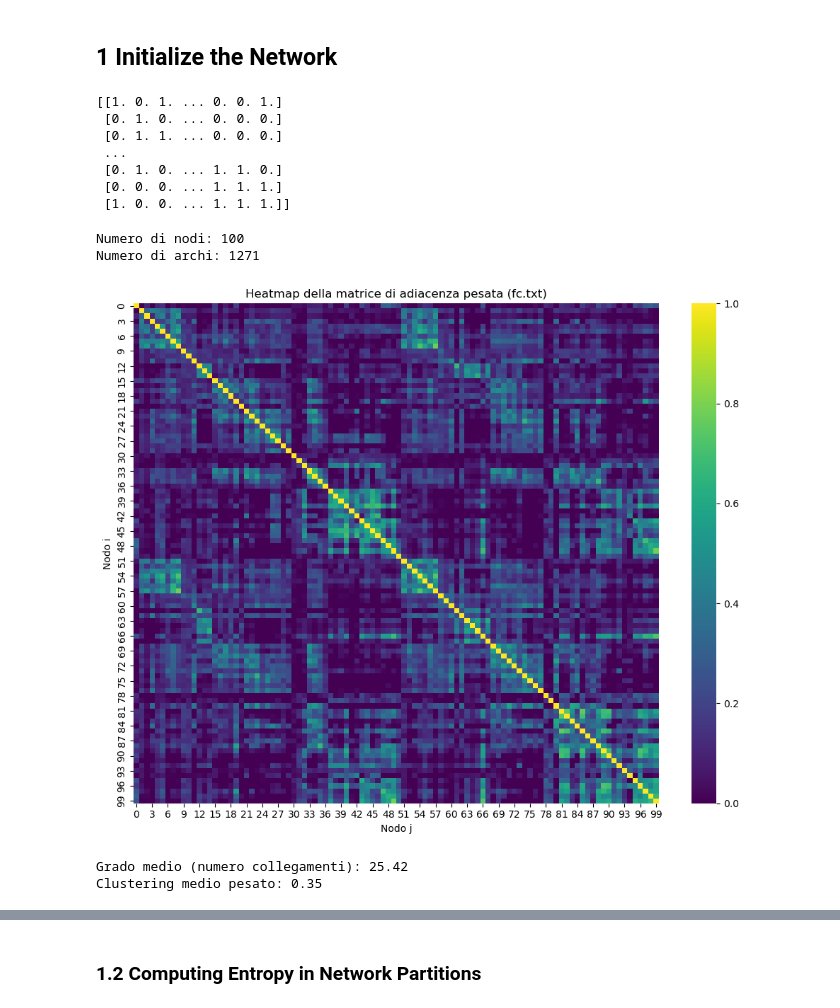
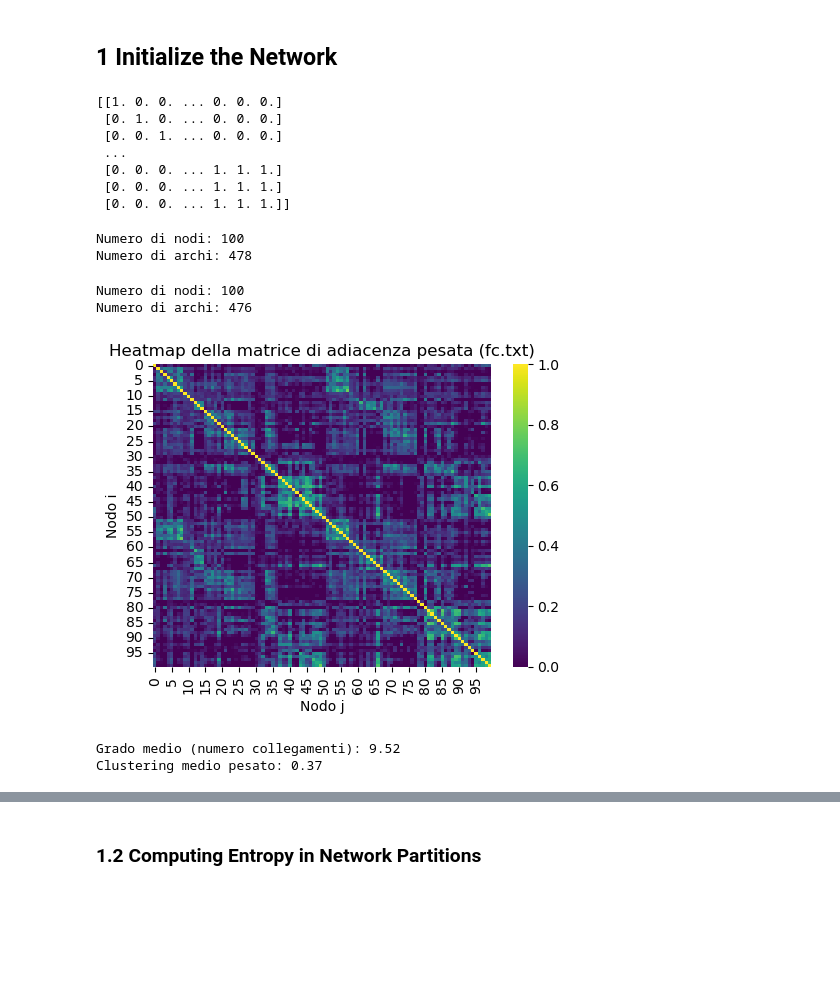
Before and after one commit to EugeniaBoccanera/Information-Theory-Project, a Jupyter notebook: main_network_prof.ipynb, the cells around one changed output, grey strips where cells are left out. Drawn from its saved outputs; the diff is of its cells as text; code cells hidden in the pictures; blank space fills up the shorter version.

Commit message:
Meglio, ricontrollo da probs di missing e spurius

```diff
--- a/main_network_prof.ipynb
+++ b/main_network_prof.ipynb
@@ -25,55 +25,98 @@ for i in range(n):
     for j in range(n):
 
         prob = fc[i, j]
-        rand_value = np.random.rand()  # Genera un numero casuale tra 0 e 1
-        if rand_value <= prob:
+        treshold= 0.4
+        if prob >= treshold:
             A0[i, j] = 1  # Connetti i nodi i e j
 
 
 # Adjacent matrix
 print(A0)
 # %% [output]
-[[1. 0. 1. ... 0. 0. 1.]
+[[1. 0. 0. ... 0. 0. 0.]
  [0. 1. 0. ... 0. 0. 0.]
- [0. 1. 1. ... 0. 0. 0.]
+ [0. 0. 1. ... 0. 0. 0.]
  ...
- [0. 1. 0. ... 1. 1. 0.]
  [0. 0. 0. ... 1. 1. 1.]
- [1. 0. 0. ... 1. 1. 1.]]
+ [0. 0. 0. ... 1. 1. 1.]
+ [0. 0. 0. ... 1. 1. 1.]]
+# %%
+# network creation
+G_true = nx.from_numpy_array(A0)
+
+# Verifica numero di nodi e archi
+print(f"Numero di nodi: {G_true.number_of_nodes()}")
+print(f"Numero di archi: {G_true.number_of_edges()}")
+# %% [output]
+Numero di nodi: 100
+Numero di archi: 478
+# %%
+def modify_network(G, modification_fraction):
+    """
+    Randomly removes and adds a fraction of edges in the network G.
+
+    :param G: The input graph (NetworkX object).
+    :param modification_fraction: Fraction of edges to modify.
+    :return: Modified graph, list of removed edges, list of added edges.
+    """
+    G_modified = G.copy()
+    edges = list(G.edges())
+    nodes = list(G.nodes())
+    num_to_modify = int(len(edges) * modification_fraction)
+
+    removed_edges = []
+    added_edges = []
+
+    # Randomly remove edges
+    edges_to_remove = np.random.choice(len(edges), num_to_modify // 2, replace=False)
+    for idx in edges_to_remove:
+        removed_edges.append(edges[idx])
+        G_modified.remove_edge(*edges[idx])
+
+    # Randomly add edges
+    for _ in range(num_to_modify // 2):
+        u, v = np.random.choice(nodes, 2, replace=False)
+        if not G_modified.has_edge(u, v):
+            G_modified.add_edge(u, v)
+            added_edges.append((u, v))
+
+    return G_modified, removed_edges, added_edges
 # %%
-# Graph creation
-G_obs = nx.from_numpy_array(A0)
+# Create an observed network by randomly modifying the true graph
+modification_fraction = 0.2  # For example, modify 30% of the connections
+G_obs, removed_edges, added_edges = modify_network(G_true, modification_fraction)
+
 
 # Verifica numero di nodi e archi
 print(f"Numero di nodi: {G_obs.number_of_nodes()}")
 print(f"Numero di archi: {G_obs.number_of_edges()}")
 # %% [output]
 Numero di nodi: 100
-Numero di archi: 1271
+Numero di archi: 476
 # %%
 ### per visualizzare la rete
 
 # === Heatmap della matrice di adiacenza ===
-plt.figure(figsize=(10, 8))
+plt.figure(figsize=(5, 4))
 sns.heatmap(fc, cmap='viridis')
 plt.title('Heatmap della matrice di adiacenza pesata (fc.txt)')
 plt.xlabel('Nodo j')
 plt.ylabel('Nodo i')
 plt.tight_layout()
 plt.show()
 
 # === Analisi di base ===
 # Grado medio (non pesato)
 avg_degree = np.mean([d for n, d in G_obs.degree()])
 print(f"Grado medio (numero collegamenti): {avg_degree:.2f}")
 
 # Clustering medio (pesato)
 clustering = nx.clustering(G_obs, weight='weight')
 avg_clustering = np.mean(list(clustering.values()))
 print(f"Clustering medio pesato: {avg_clustering:.2f}")
 # %% [output]
-[figure, old version]
+[figure, new version]
-Grado medio (numero collegamenti): 25.42
-Clustering medio pesato: 0.35
+Grado medio (numero collegamenti): 9.52
+Clustering medio pesato: 0.37
 # %%
 ##### PLOTS
```
Also changed, not shown: parts of 11 cells of this notebook.
